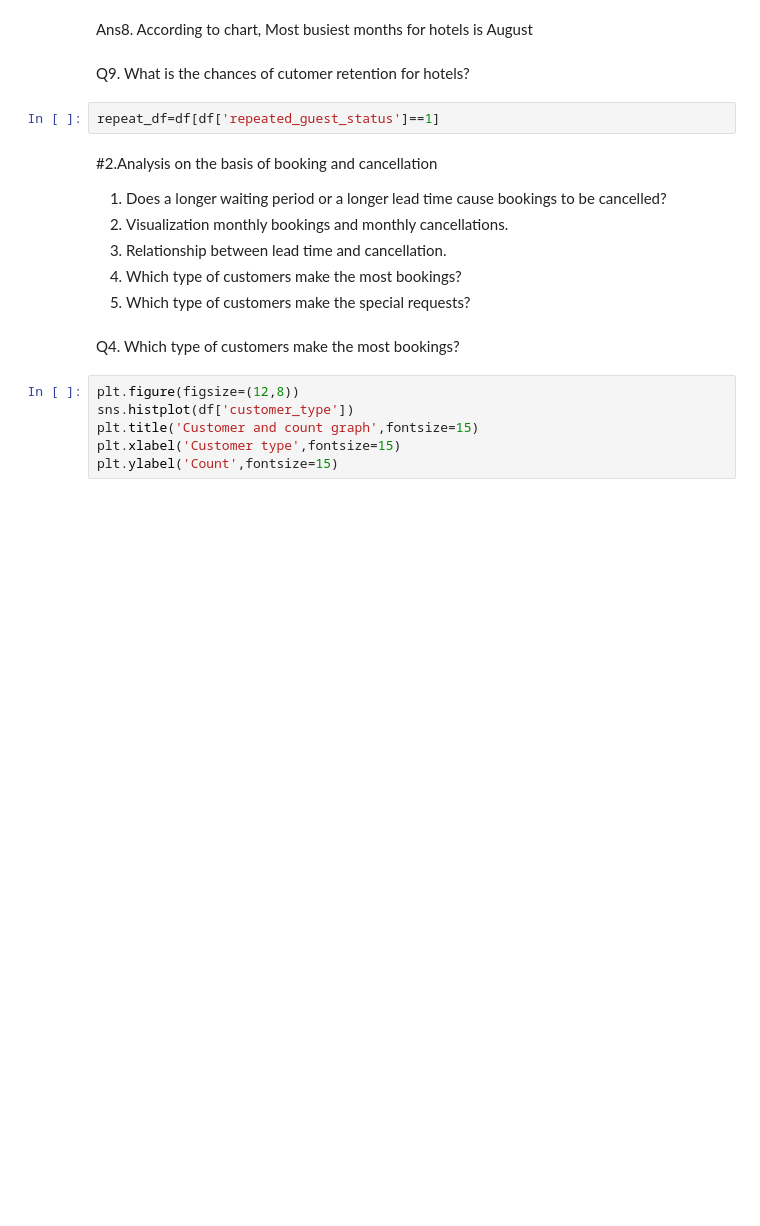
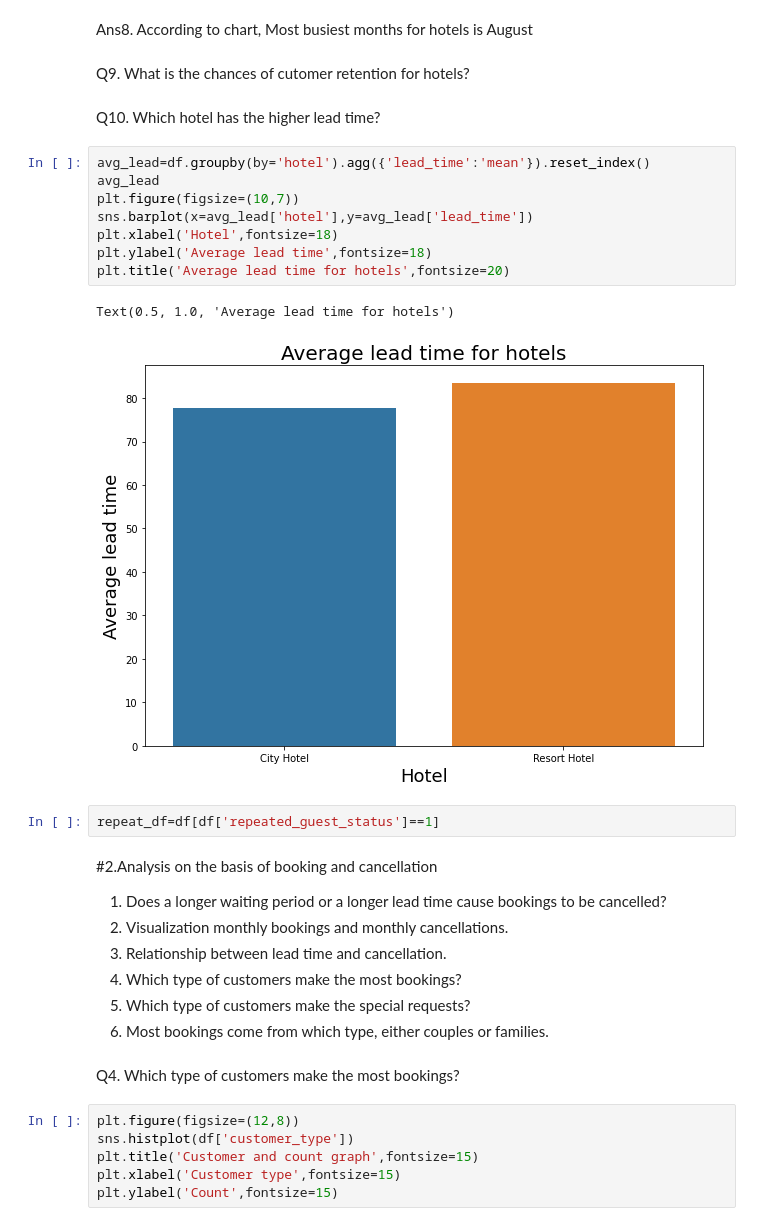
Before and after one commit to niteshavagabond/Hotel-Booking-analysis, a Jupyter notebook: Hotel_Booking_Analysis_Capstone_Project.ipynb, the cells around one changed output. Drawn from its saved outputs; the diff is of its cells as text; blank space fills up the shorter version.

```diff
--- a/Hotel_Booking_Analysis_Capstone_Project.ipynb
+++ b/Hotel_Booking_Analysis_Capstone_Project.ipynb
@@ -397,6 +397,19 @@ Text(0.5, 1.0, 'Most busiest month chart')
 Ans8. According to chart, Most busiest months for hotels is August
 # %% [markdown]
 Q9. What is the chances of cutomer retention for hotels?
+# %% [markdown]
+Q10. Which hotel has the higher lead time?
+# %%
+avg_lead=df.groupby(by='hotel').agg({'lead_time':'mean'}).reset_index()
+avg_lead
+plt.figure(figsize=(10,7))
+sns.barplot(x=avg_lead['hotel'],y=avg_lead['lead_time'])
+plt.xlabel('Hotel',fontsize=18)
+plt.ylabel('Average lead time',fontsize=18)
+plt.title('Average lead time for hotels',fontsize=20)
+# %% [output]
+Text(0.5, 1.0, 'Average lead time for hotels')
+[figure, added]
 # %%
 repeat_df=df[df['repeated_guest_status']==1]
 # %% [markdown]
@@ -408,6 +421,7 @@ repeat_df=df[df['repeated_guest_status']==1]
 3.   Relationship between lead time and cancellation.
 4.   Which type of customers make the most bookings?
 5.   Which type of customers make the special requests?
+6.   Most bookings come from which type, either couples or families.
 # %% [markdown]
 Q4. Which type of customers make the most bookings?
 # %%
```
Also changed, not shown: parts of 19 cells of this notebook.
